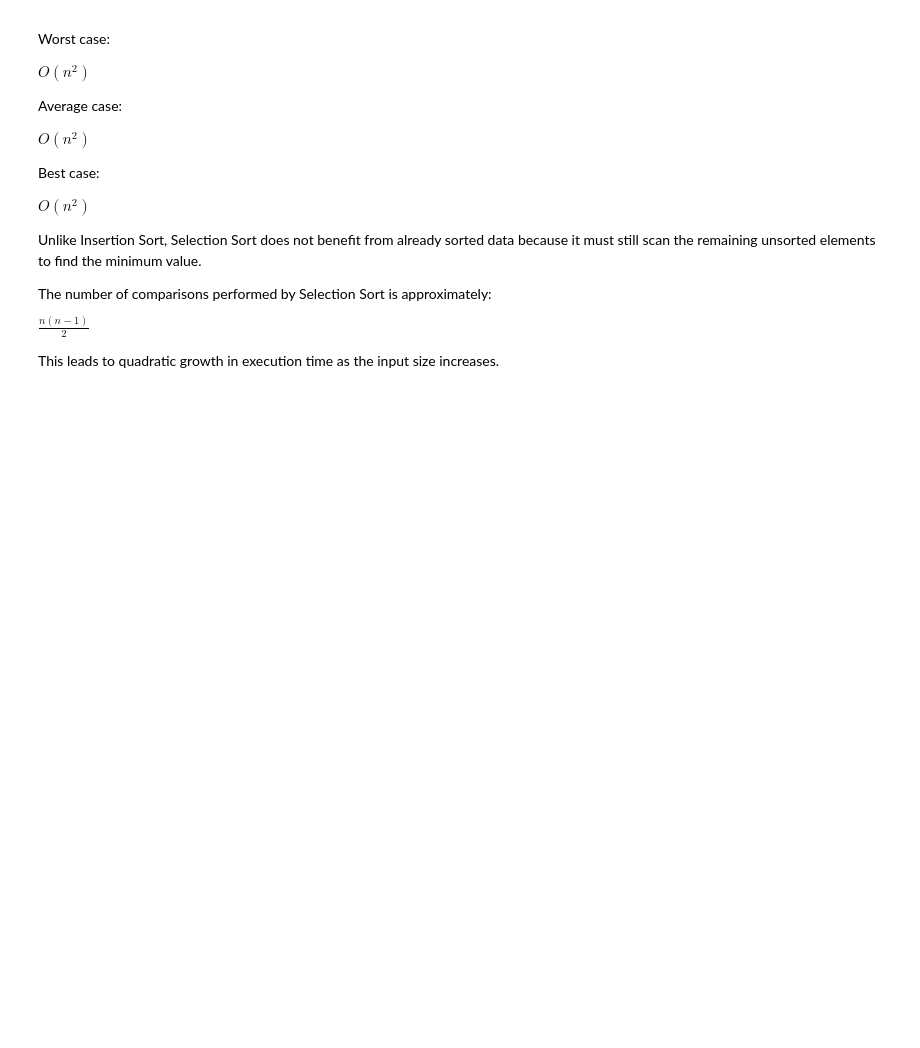
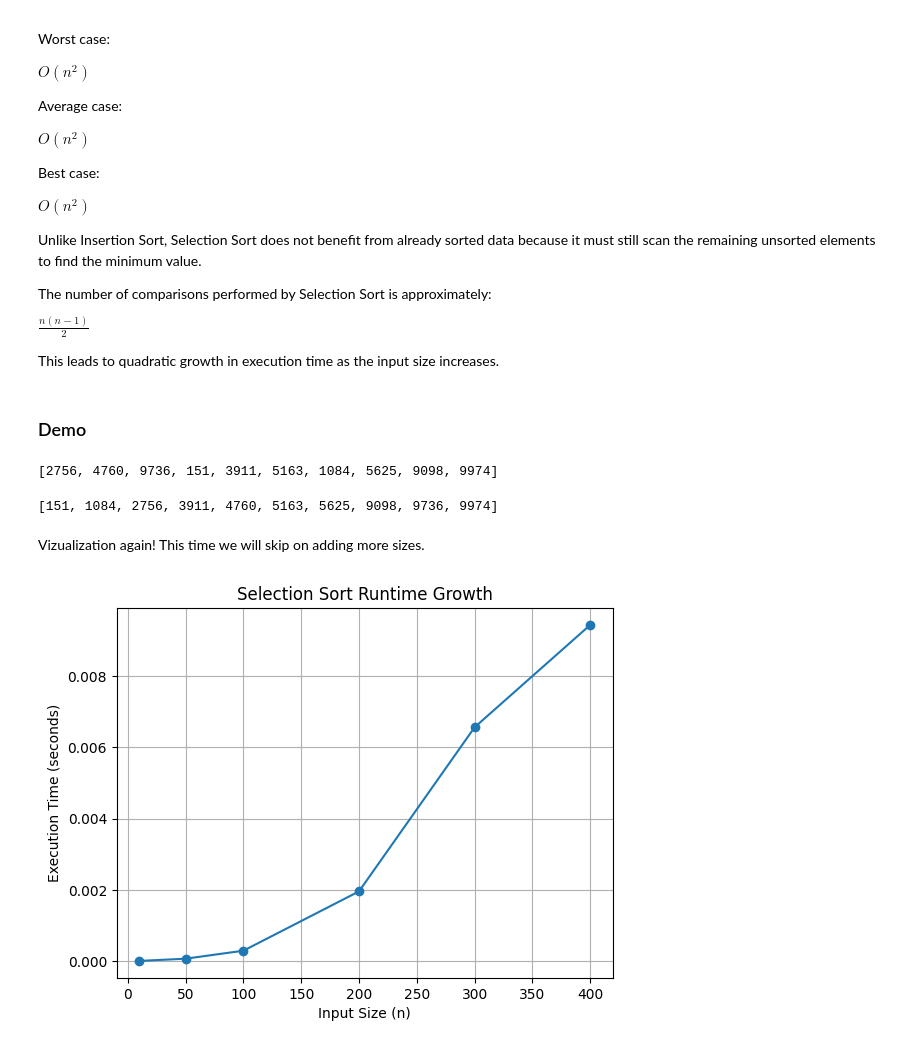
Before and after one commit to VenomRevenge/math-concepts-for-developers-exam-sorting-algorithms-analysis, a Jupyter notebook: sorting_algorithms_analysis.ipynb, the cells around one changed output. Cells and saved outputs as stored; diff of their text form; code cells hidden in the pictures; blank space fills up the shorter version.

Commit message:
finished up selection sort section

```diff
--- a/sorting_algorithms_analysis.ipynb
+++ b/sorting_algorithms_analysis.ipynb
@@ -341,3 +341,34 @@ $
 $
 
 This leads to quadratic growth in execution time as the input size increases.
+# %% [markdown]
+### Demo
+# %%
+# that one same unsorted list
+unsorted_list
+# %% [output]
+[2756, 4760, 9736, 151, 3911, 5163, 1084, 5625, 9098, 9974]
+# %%
+# we perform the sanity check to make sure the algorithm from the source works
+sorted_list = selection_sort(unsorted_list)
+sorted_list
+# %% [output]
+[151, 1084, 2756, 3911, 4760, 5163, 5625, 9098, 9736, 9974]
+# %% [markdown]
+Vizualization again! This time we will skip on adding more sizes.
+# %%
+sizes = [10, 50, 100, 200, 300, 400]
+times = []
+
+for n in sizes:
+    unsort_list = generate_random_list(n)
+
+    start = time.time()
+    selection_sort(unsort_list)
+    end = time.time()
+
+    times.append(end - start)
+
+visualize_exec_time(sizes, times, "Selection Sort")
+# %% [output]
+[figure, added]
```
Also changed, not shown: parts of 6 cells of this notebook.
